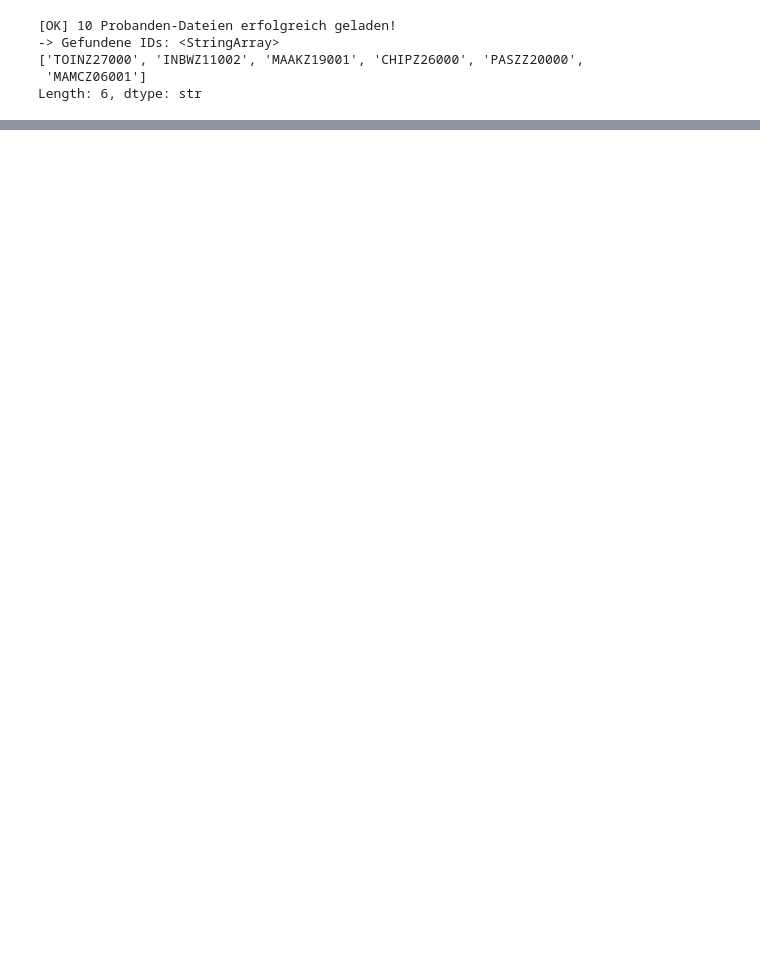
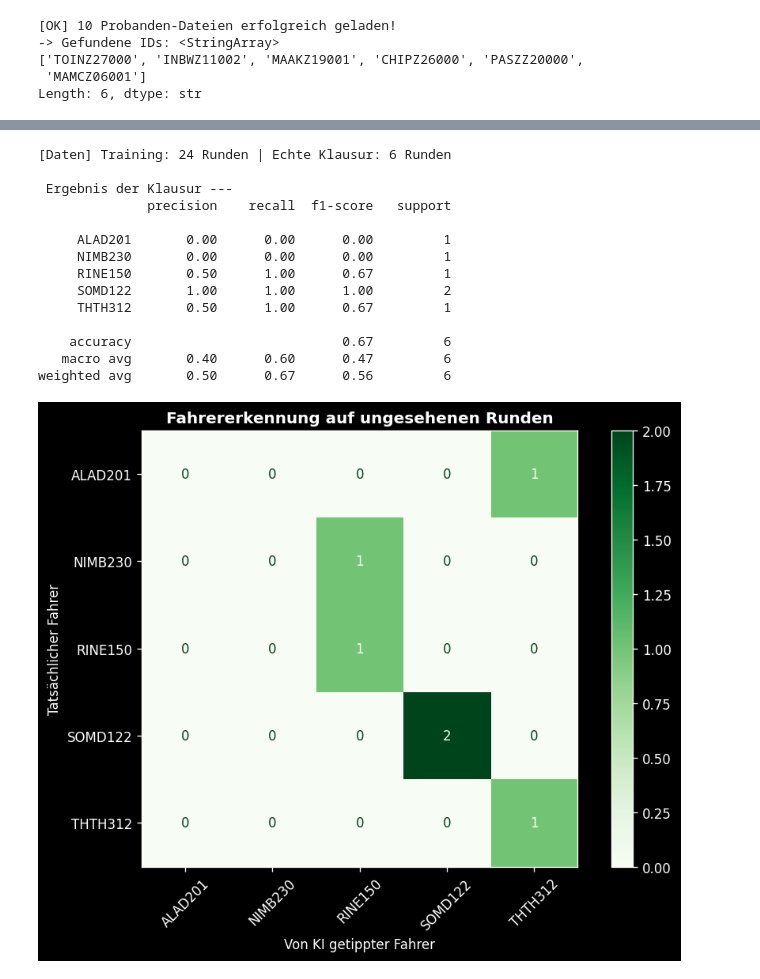
Before and after one commit to Riggi0815/ISKI, a Jupyter notebook: 1_daten_exploration.ipynb, the cells around one changed output, grey strips where cells are left out. Cells and saved outputs as stored; diff of their text form; code cells hidden in the pictures; blank space fills up the shorter version.

```diff
--- a/1_daten_exploration.ipynb
+++ b/1_daten_exploration.ipynb
@@ -219,0 +220,79 @@ Prozentuale Verteilung der Fahrstile je Fahrer:
+# %%
+try:
+    train_df, test_df = train_test_split(
+        df_master_ml, test_size=0.2, random_state=42, stratify=df_master_ml['Fahrer_ID']
+    )
+
+    print(f"[Daten] Training: {len(train_df)} Runden | Echte Klausur: {len(test_df)} Runden")
+
+    # Datenentfernung
+    spalten_zum_loeschen = [
+        'Fahrer_ID',
+        'Segment_Nummer',
+        'Fahrstil_Cluster_ID',
+        'Vorhergesagter_Fahrer',
+        'Vorhergesagter_Cluster',
+        'Erkannter_Fahrer'
+    ]
+
+    X_train = train_df.drop(columns=spalten_zum_loeschen, errors='ignore')
+    X_test = test_df.drop(columns=spalten_zum_loeschen, errors='ignore')
+
+    # Skalieren
+    scaler = StandardScaler()
+    X_train_scaled = scaler.fit_transform(X_train)
+    X_test_scaled = scaler.transform(X_test)
+
+    # Training
+    kmeans = KMeans(n_clusters=5, random_state=42, n_init=10)
+    train_df['Fahrstil_Cluster_ID'] = kmeans.fit_predict(X_train_scaled)
+
+    # majority voting
+    cluster_zu_fahrer = {}
+    for cluster_id in range(5):
+        cluster_daten = train_df[train_df['Fahrstil_Cluster_ID'] == cluster_id]
+        if not cluster_daten.empty:
+            cluster_zu_fahrer[cluster_id] = cluster_daten['Fahrer_ID'].mode()[0]
+        else:
+            cluster_zu_fahrer[cluster_id] = "Unbekannt"
+
+    test_df['Vorhergesagter_Cluster'] = kmeans.predict(X_test_scaled)
+    test_df['Erkannter_Fahrer'] = test_df['Vorhergesagter_Cluster'].map(cluster_zu_fahrer)
+
+    y_true_test = test_df['Fahrer_ID']
+    y_pred_test = test_df['Erkannter_Fahrer']
+
+    print("\n Ergebnis der Klausur ---")
+    print(classification_report(y_true_test, y_pred_test, zero_division=0))
+
+    cm = confusion_matrix(y_true_test, y_pred_test)
+    labels = sorted(y_true_test.unique())
+
+    fig, ax = plt.subplots(figsize=(8, 6), dpi=120)
+    disp = ConfusionMatrixDisplay(confusion_matrix=cm, display_labels=labels)
+    disp.plot(ax=ax, cmap=plt.cm.Greens, xticks_rotation=45)
+
+    plt.title("Fahrererkennung auf ungesehenen Runden", fontweight='bold')
+    plt.xlabel("Von KI getippter Fahrer")
+    plt.ylabel("Tatsächlicher Fahrer")
+    plt.tight_layout()
+    plt.show()
+
+except Exception as e:
+    print(f"\n[FAIL] Kritischer Fehler im Test-Modul: {e}")
+# %% [output]
+[Daten] Training: 24 Runden | Echte Klausur: 6 Runden
+
+ Ergebnis der Klausur ---
+              precision    recall  f1-score   support
+
+     ALAD201       0.00      0.00      0.00         1
+     NIMB230       0.00      0.00      0.00         1
+     RINE150       0.50      1.00      0.67         1
+     SOMD122       1.00      1.00      1.00         2
+     THTH312       0.50      1.00      0.67         1
+
+    accuracy                           0.67         6
+   macro avg       0.40      0.60      0.47         6
+weighted avg       0.50      0.67      0.56         6
+[figure, added]
```
Also changed, not shown: parts of 4 cells of this notebook.
